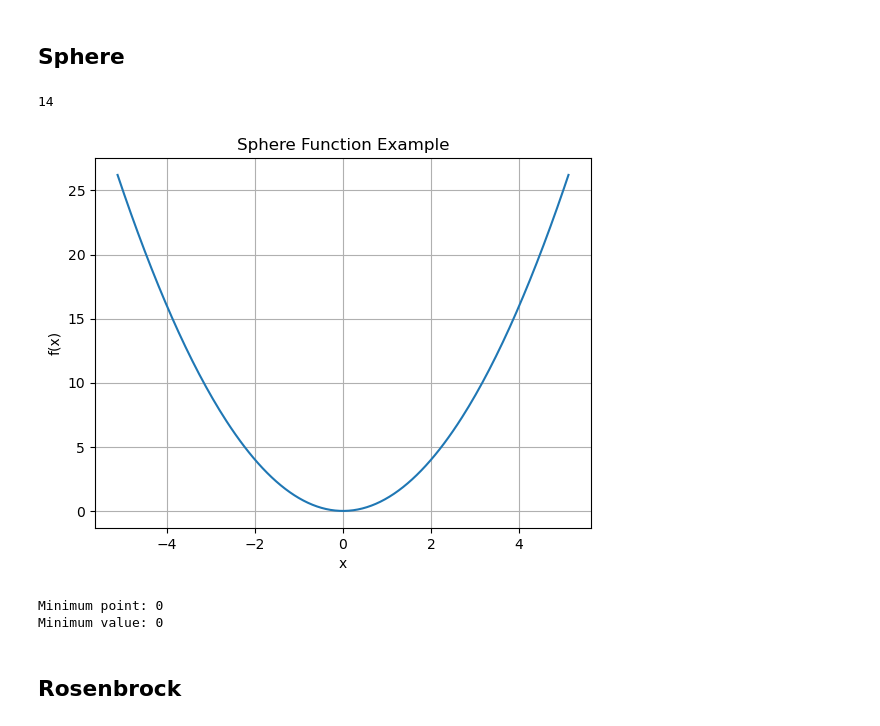
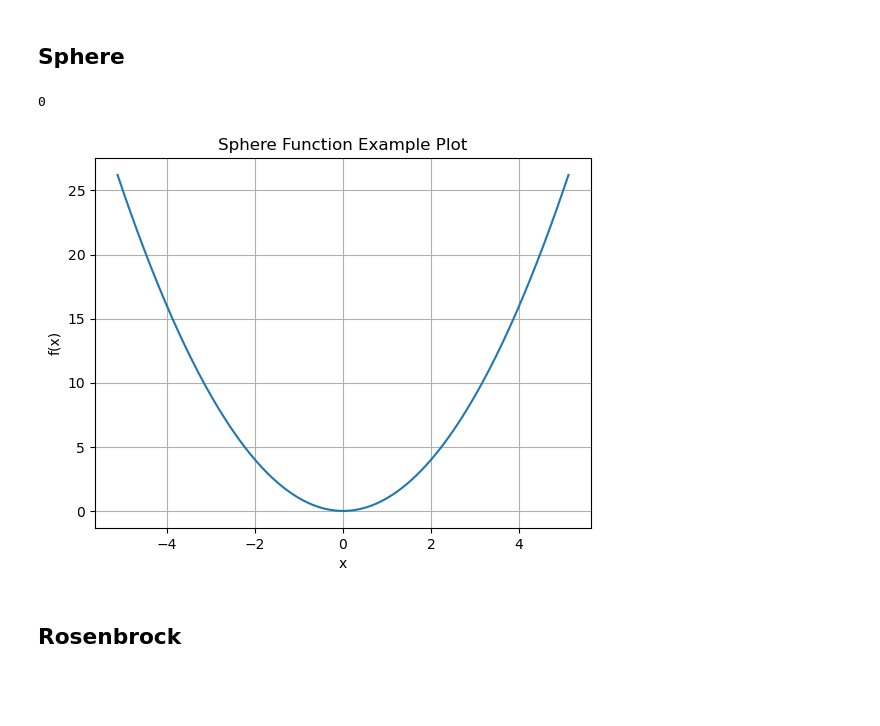
Before and after one commit to emibk/ACIT4160-1-Final_Project_Group_12, a Jupyter notebook: Problem-2: PSO/PSO.ipynb, the cells around one changed output. Drawn from its saved outputs; the diff is of its cells as text; code cells hidden in the pictures; blank space fills up the shorter version.

```diff
--- a/Problem-2: PSO/PSO.ipynb
+++ b/Problem-2: PSO/PSO.ipynb
@@ -10,38 +12,30 @@ import matplotlib.pyplot as plt
 ## Sphere
 # %%
 def sphere(x):
+    """
+    Sphere function (sum of squares).
+    :param x: Input vector.
+    :return: Value of sphere function on x.
+    """
     x = np.array(x)
     return np.sum(x**2)
 # %%
-sphere([1,2,3])
+sphere([0, 0, 0 ])
 # %% [output]
-14
+0
 # %%
 x = np.linspace(-5.12, 5.12, 200)
 y = np.array([sphere([xi]) for xi in x])
 
 
 plt.plot(x, y)
 plt.xlabel('x')
 plt.ylabel('f(x)')
-plt.title('Sphere Function Example')
+plt.title('Sphere Function Example Plot')
 plt.grid(True)
 plt.show()
-
-import sympy as sp
-x = sp.symbols('x')
-f = x**2
-
-df = sp.diff(f,x)
-
-min_point = sp.solve(df, x)
-min_value = f.subs(x, min_point[0])
-print("Minimum point:", min_point[0])
-print("Minimum value:", min_value)
 # %% [output]
-[figure, old version]
+[figure, new version]
-Minimum point: 0
-Minimum value: 0
 # %% [markdown]
 ## Rosenbrock
 # %%
```
Also changed, not shown: parts of 130 cells of this notebook, 1 other file.
